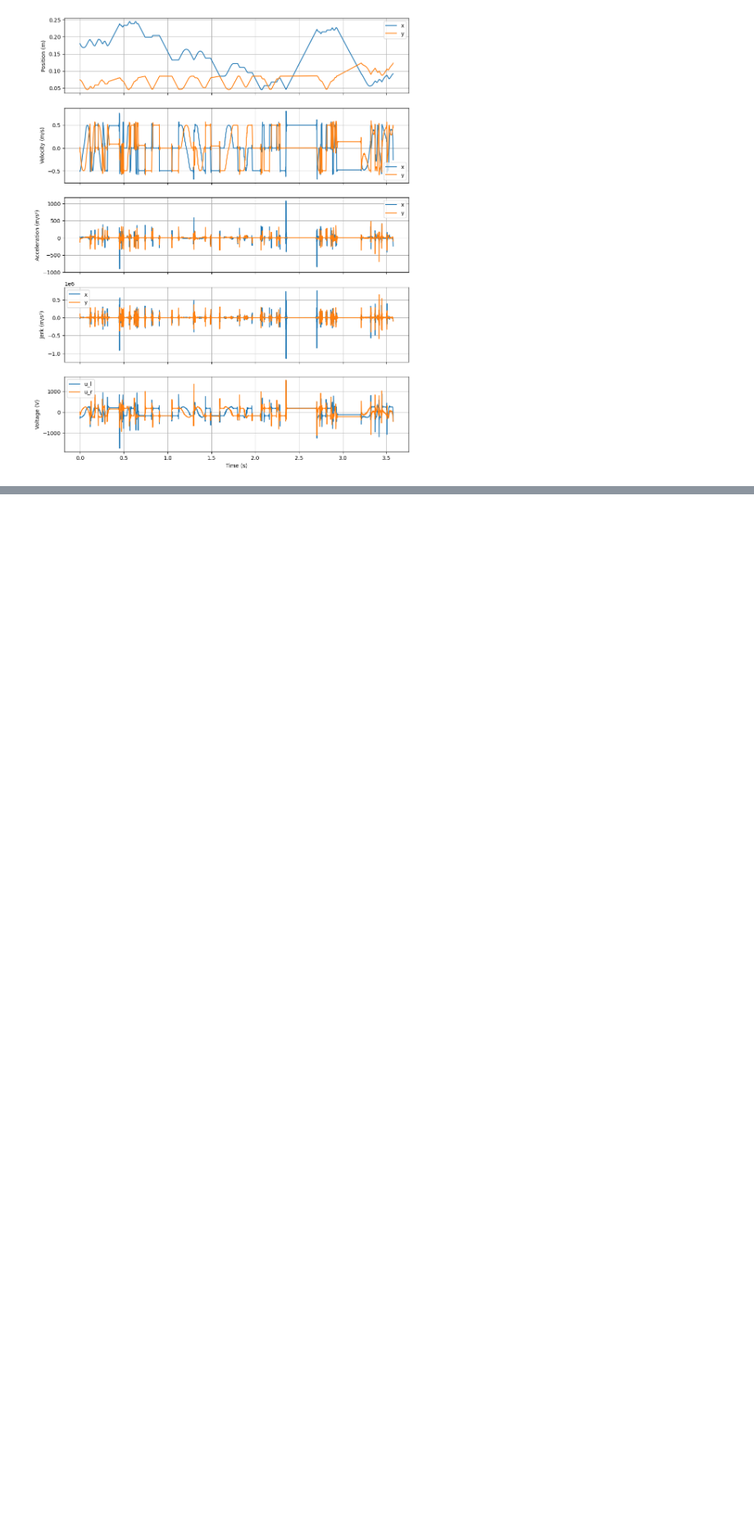
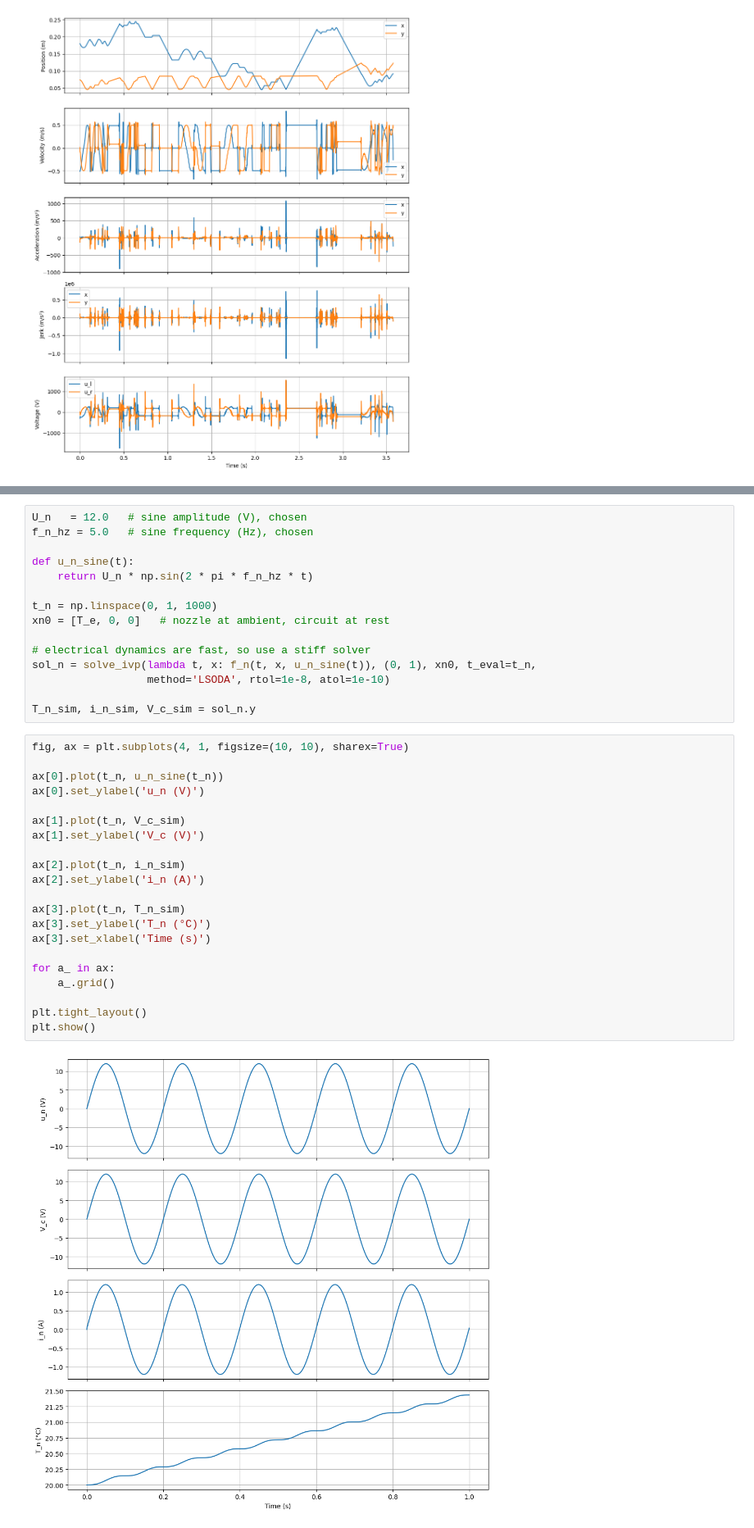
Before and after one commit to ianpetek/MDS_mini_project, a Jupyter notebook: notebooks/3d_printer.ipynb, the cells around one changed output, grey strips where cells are left out. Shown at 82% size. Saved outputs shown, nothing was run; the diff lists cells and outputs as text; blank space fills up the shorter version.

Commit message:
Added pds solver related changes

```diff
--- a/notebooks/3d_printer.ipynb
+++ b/notebooks/3d_printer.ipynb
@@ -487,0 +522,38 @@ plt.show()
+# %%
+U_n   = 12.0   # sine amplitude (V), chosen
+f_n_hz = 5.0   # sine frequency (Hz), chosen
+
+def u_n_sine(t):
+    return U_n * np.sin(2 * pi * f_n_hz * t)
+
+t_n = np.linspace(0, 1, 1000)
+xn0 = [T_e, 0, 0]   # nozzle at ambient, circuit at rest
+
+# electrical dynamics are fast, so use a stiff solver
+sol_n = solve_ivp(lambda t, x: f_n(t, x, u_n_sine(t)), (0, 1), xn0, t_eval=t_n,
+                  method='LSODA', rtol=1e-8, atol=1e-10)
+
+T_n_sim, i_n_sim, V_c_sim = sol_n.y
+# %%
+fig, ax = plt.subplots(4, 1, figsize=(10, 10), sharex=True)
+
+ax[0].plot(t_n, u_n_sine(t_n))
+ax[0].set_ylabel('u_n (V)')
+
+ax[1].plot(t_n, V_c_sim)
+ax[1].set_ylabel('V_c (V)')
+
+ax[2].plot(t_n, i_n_sim)
+ax[2].set_ylabel('i_n (A)')
+
+ax[3].plot(t_n, T_n_sim)
+ax[3].set_ylabel('T_n (°C)')
+ax[3].set_xlabel('Time (s)')
+
+for a_ in ax:
+    a_.grid()
+
+plt.tight_layout()
+plt.show()
+# %% [output]
+[figure, added]
```
Also changed, not shown: parts of 7 cells of this notebook, 2 other files.
